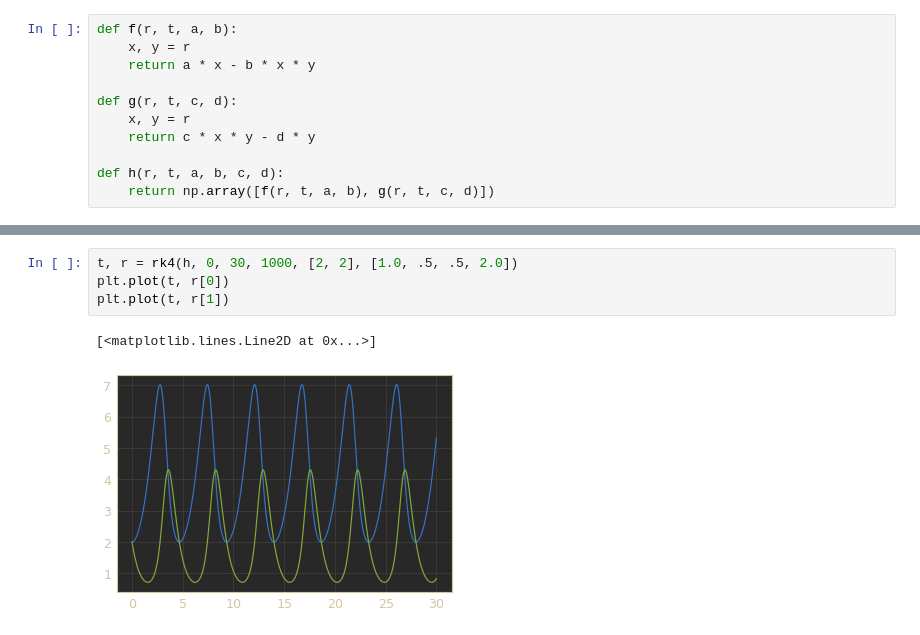
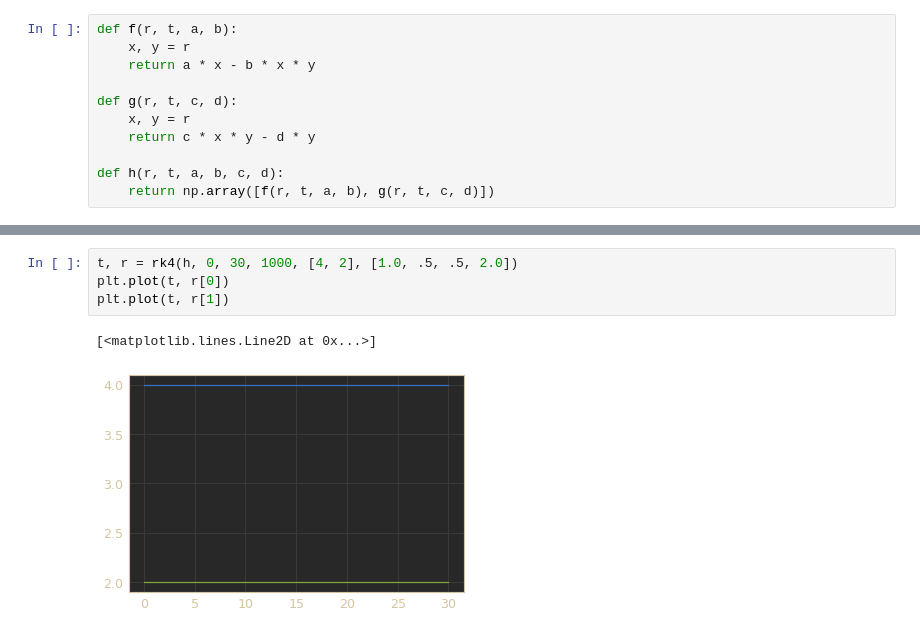
Before and after one commit to ruimpz/comp-phys, a Jupyter notebook: folha7/ex2.ipynb, the cells around one changed output, grey strips where cells are left out. Saved outputs shown, nothing was run; the diff lists cells and outputs as text.

```diff
--- a/folha7/ex2.ipynb
+++ b/folha7/ex2.ipynb
@@ -34,7 +41,7 @@ def h(r, t, a, b, c, d):
 # %%
-t, r = rk4(h, 0, 30, 1000, [2, 2], [1.0, .5, .5, 2.0])
+t, r = rk4(h, 0, 30, 1000, [4, 2], [1.0, .5, .5, 2.0])
 plt.plot(t, r[0])
 plt.plot(t, r[1])
 # %% [output]
 [<matplotlib.lines.Line2D at 0x...>]
-[figure, old version]
+[figure, new version]
```
Also changed, not shown: parts of 2 cells of this notebook, 2 other files.
